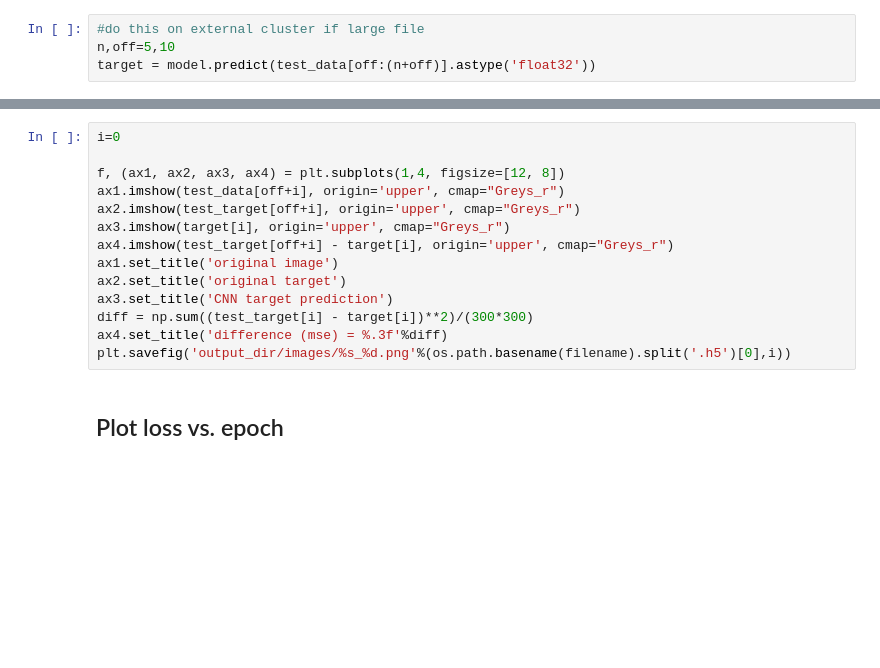
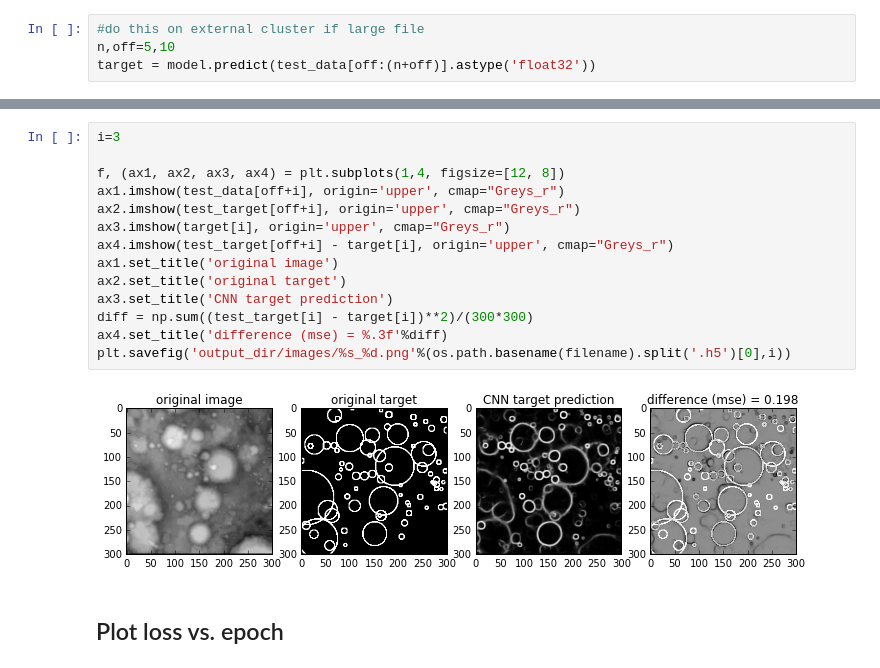
Before and after one commit to silburt/moon-craters, a Jupyter notebook: Mask_generator_analysis_ari.ipynb, the cells around one changed output, grey strips where cells are left out. Cells and saved outputs as stored; diff of their text form; blank space fills up the shorter version.

```diff
--- a/Mask_generator_analysis_ari.ipynb
+++ b/Mask_generator_analysis_ari.ipynb
@@ -127,17 +127,19 @@ plt.legend(fontsize=8, numpoints=1)
 # %%
-i=0
+i=3
 
 f, (ax1, ax2, ax3, ax4) = plt.subplots(1,4, figsize=[12, 8])
 ax1.imshow(test_data[off+i], origin='upper', cmap="Greys_r")
 ax2.imshow(test_target[off+i], origin='upper', cmap="Greys_r")
 ax3.imshow(target[i], origin='upper', cmap="Greys_r")
 ax4.imshow(test_target[off+i] - target[i], origin='upper', cmap="Greys_r")
 ax1.set_title('original image')
 ax2.set_title('original target')
 ax3.set_title('CNN target prediction')
 diff = np.sum((test_target[i] - target[i])**2)/(300*300)
 ax4.set_title('difference (mse) = %.3f'%diff)
 plt.savefig('output_dir/images/%s_%d.png'%(os.path.basename(filename).split('.h5')[0],i))
+# %% [output]
+[figure, added]
 # %% [markdown]
 ## Plot loss vs. epoch
 # %%
```
Also changed, not shown: parts of 3 cells of this notebook, 2 other files.
